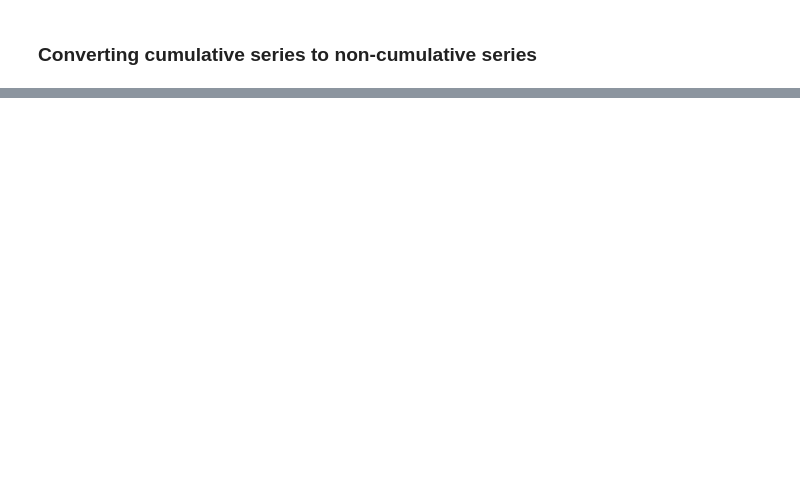
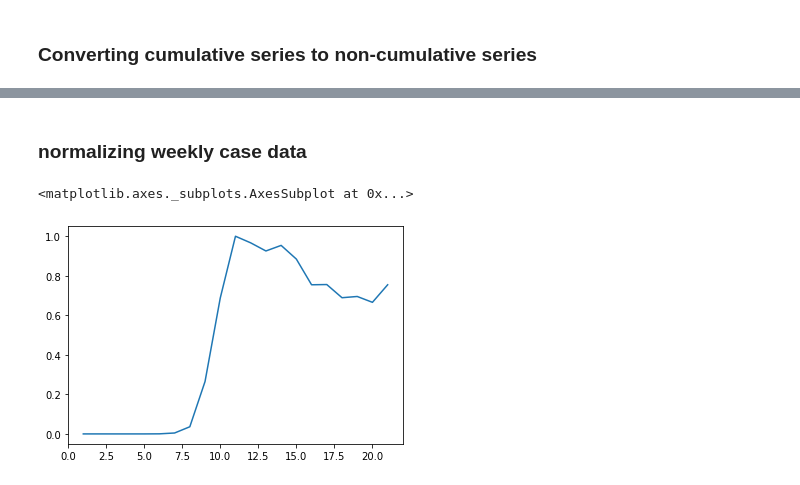
Before and after one commit to tamjazad/ml-covid19, a Jupyter notebook: flu-trained-models/usa_flu_model_single.ipynb, the cells around one changed output, grey strips where cells are left out. Saved outputs shown, nothing was run; the diff lists cells and outputs as text; code cells hidden in the pictures; blank space fills up the shorter version.

```diff
--- a/flu-trained-models/usa_flu_model_single.ipynb
+++ b/flu-trained-models/usa_flu_model_single.ipynb
@@ -162,0 +218,9 @@ us_cases.plot()
+# %% [markdown]
+### normalizing weekly case data
+# %%
+temp_list = sklearn.preprocessing.minmax_scale(us_wnew_cases)
+us_wnew_cases_norm = pd.Series(temp_list)
+us_wnew_cases_norm.plot()
+# %% [output]
+<matplotlib.axes._subplots.AxesSubplot at 0x...>
+[figure, added]
```
Also changed, not shown: parts of 6 cells of this notebook.
